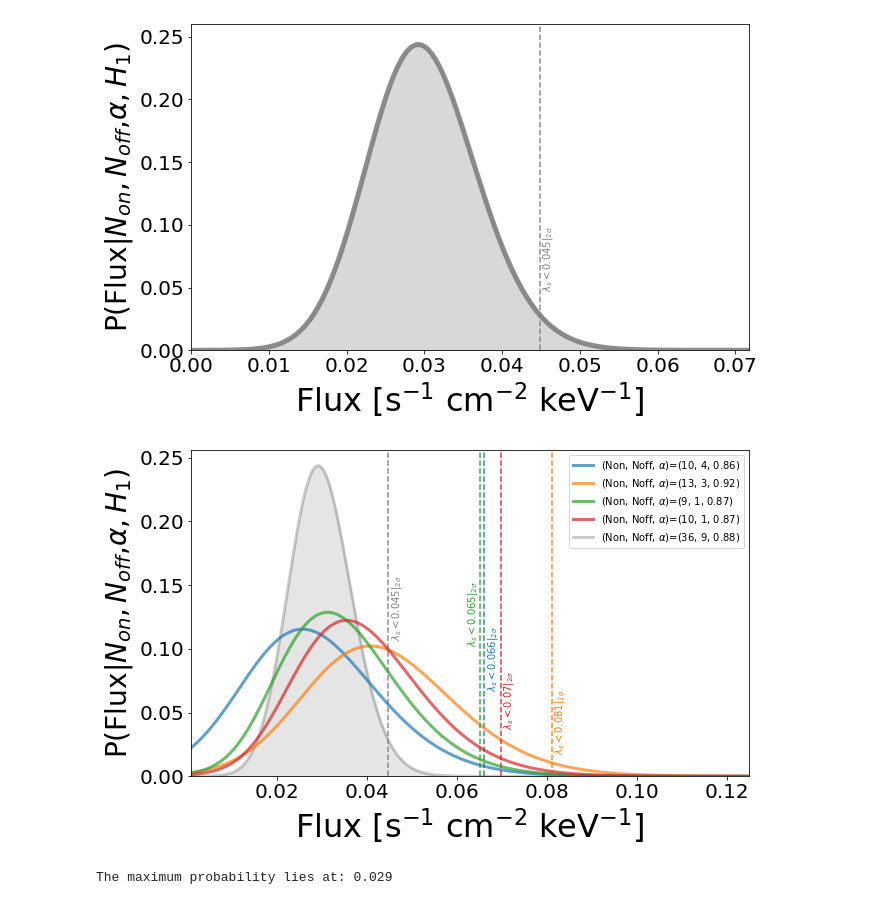
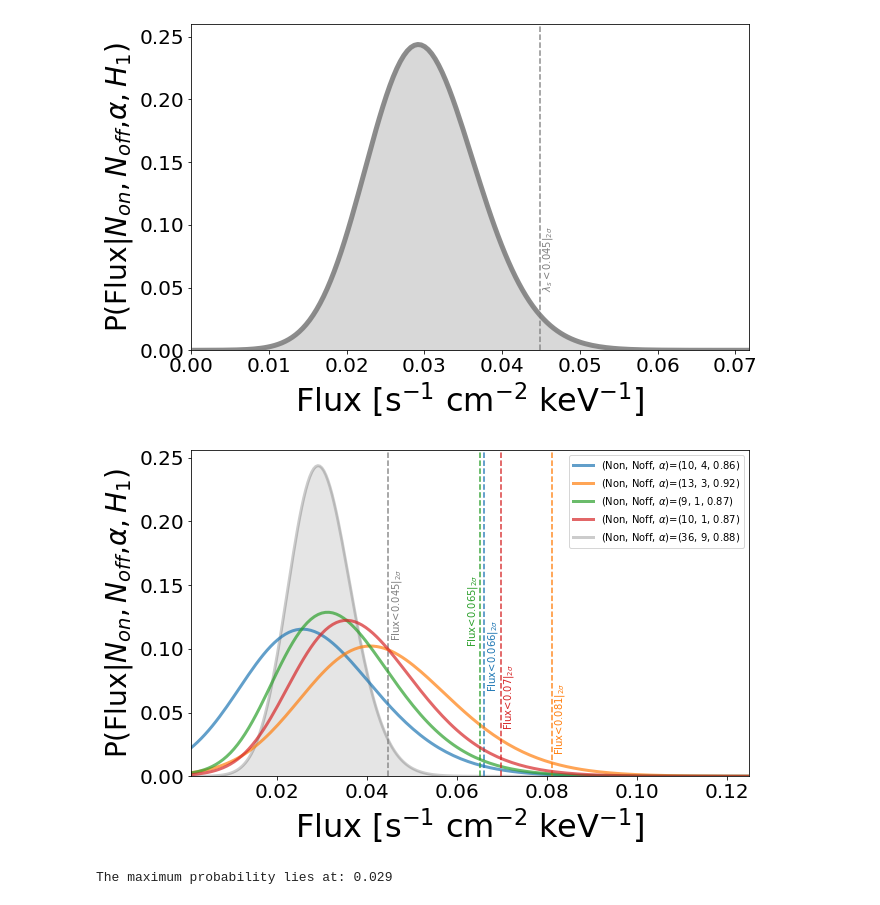
Before and after one commit to pymilo/QuietSunAnalysis, a Jupyter notebook: FOXSI2/Ahnen_Method_ON-OFF_Analysis.ipynb, the cells around one changed output. Cells and saved outputs as stored; diff of their text form; code cells hidden in the pictures.

```diff
--- a/FOXSI2/Ahnen_Method_ON-OFF_Analysis.ipynb
+++ b/FOXSI2/Ahnen_Method_ON-OFF_Analysis.ipynb
@@ -269,36 +269,36 @@ fig, ax = plt.subplots(figsize=(10,6))
 x_rangeT = arange(0, 2.1 * LT97, LT97/n)
 f_rangeT = arange(0, 2.1 * LT97 * RT, LT97 * RT/n)
 y_rangeT = np.array((4*P_lambda(x_rangeT, 36, 9, α_T)).tolist(), dtype=float)
 ax.plot(f_rangeT, y_rangeT,linewidth=3,alpha=.4,color='gray',
        label=r'(Non, Noff, $\alpha$)=(36, 9, 0.88)')
 ax.fill_between(f_rangeT, 0, y_rangeT,alpha=0.2,color='gray')
 ax.axvline(LT97*RT,linestyle='dashed',color='gray',alpha=.9)
-ax.text(0.0453,0.11,'$\lambda_s<$'+str(round(LT97*RT,3))+'$|_{2\sigma}$',
+ax.text(0.0453,0.11,'Flux<'+str(round(LT97*RT,3))+'$|_{2\sigma}$',
             rotation='vertical',color='gray')
 # Individual detectors
 xts = [0.0665 , 0.0815, 0.062, 0.07]
 yts = [0.07,0.02,0.105,0.04]
 for n_on,n_off,alpha,l97,c,xt,yt in zip(Nons,Noffs,Alphas,L97s*R,colors,xts,yts):
     y_range = P_lambda(x_range, n_on, n_off, alpha)
     ax.plot(f_range, y_range,linewidth=3,alpha=.7,
            label=r'(Non, Noff, $\alpha$)=({0}, {1}, {2})'.format(n_on,n_off,round(alpha,2)))
     ax.axvline(l97,linestyle='dashed',color=c,alpha=.9)
-    ax.text(xt,yt,'$\lambda_s<$'+str(round(l97,3))+'$|_{2\sigma}$',
+    ax.text(xt,yt,'Flux<'+str(round(l97,3))+'$|_{2\sigma}$',
             rotation='vertical',color=c)
 
 handles, labels = plt.gca().get_legend_handles_labels()
 order = [1,2,3,4,0]
 plt.legend([handles[idx] for idx in order],[labels[idx] for idx in order])
 # ornaments
 ax.set_xlim(0.001, 0.125)
 ax.set_ylim(0, 1.05*np.nanmax(y_rangeT))
 ax.set_xlabel('Flux [s$^{-1}$ cm$^{-2}$ keV$^{-1}$]',fontsize=32)
 ax.set_ylabel(r'P(Flux|$N_{on},N_{off}$,$\alpha,H_1$)',fontsize=28)
 ax.tick_params(axis='both', labelsize=20)
 fig.savefig('images/Flux_Distributions_All_Together.pdf',bbox_inches='tight',dpi=300)
 plt.show()
 # %% [output]
-[figure, old version]
+[figure, new version]
 # %%
 print(f'The maximum probability lies at: {round(f_rangeT[np.nanargmax(y_rangeT)],3)}')
 # %% [output]
```
Also changed, not shown: 8 other files.
